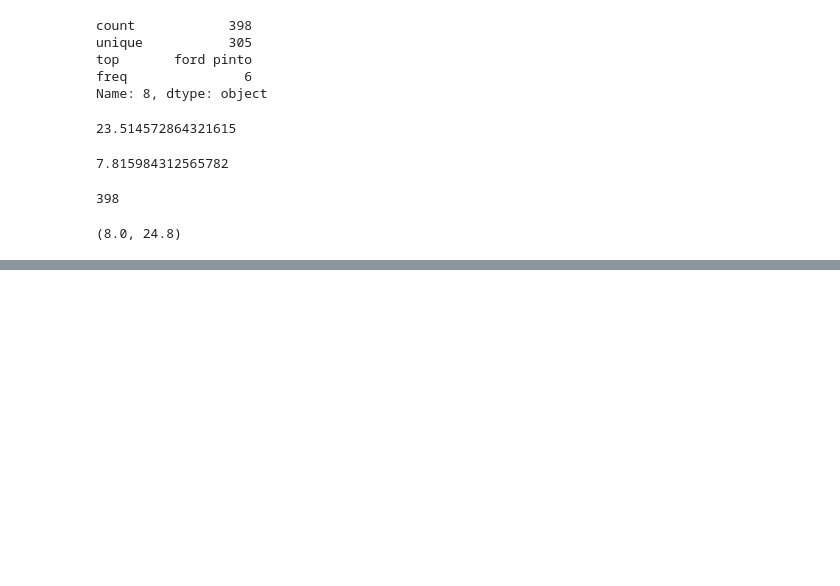
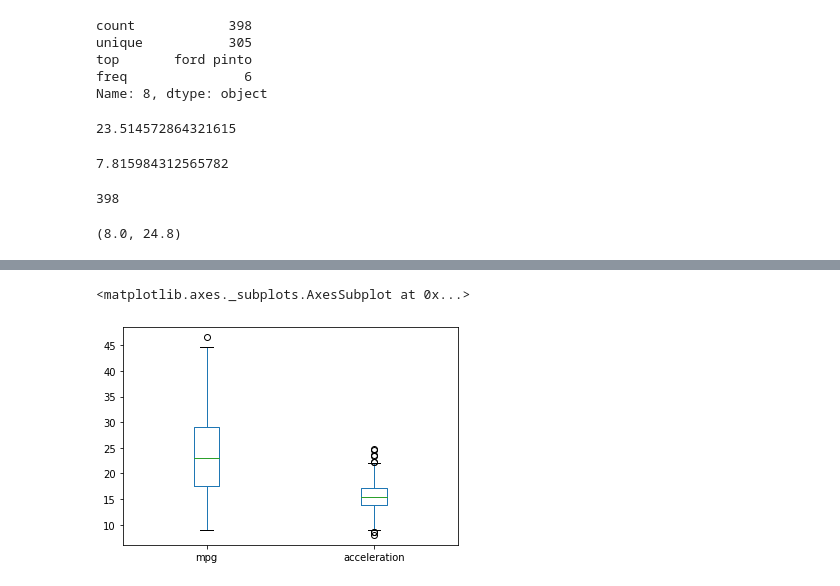
Before and after one commit to victoria2012/test_visualization, a Jupyter notebook: autompg_pandas_info.ipynb, the cells around one changed output, grey strips where cells are left out. Drawn from its saved outputs; the diff is of its cells as text; code cells hidden in the pictures; blank space fills up the shorter version.

```diff
--- a/autompg_pandas_info.ipynb
+++ b/autompg_pandas_info.ipynb
@@ -92,0 +118,5 @@ df[5].min(), df[5].max()
+# %%
+df[['mpg','acceleration']].plot(kind='box')
+# %% [output]
+<matplotlib.axes._subplots.AxesSubplot at 0x...>
+[figure, added]
```
Also changed, not shown: parts of 5 cells of this notebook.
